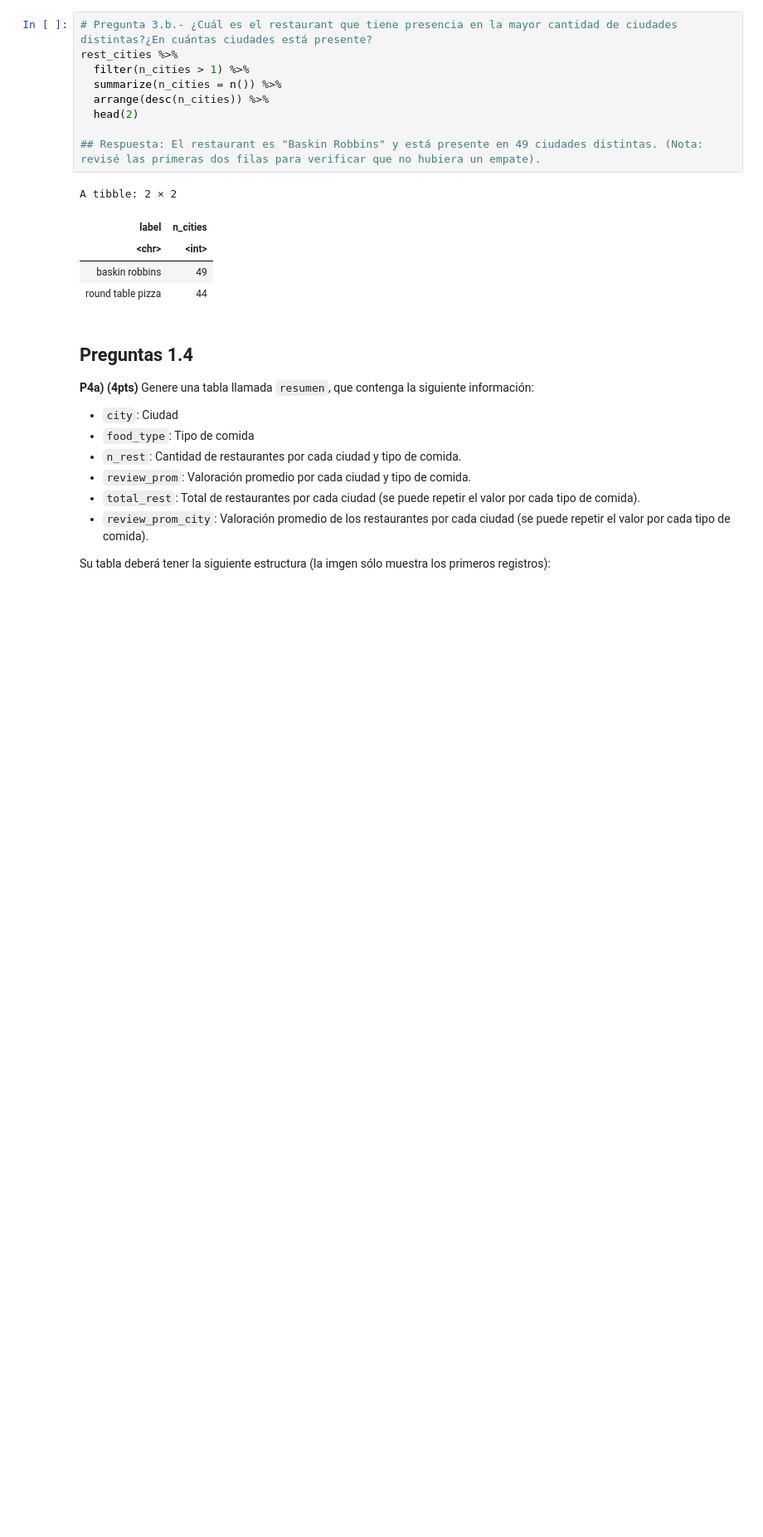
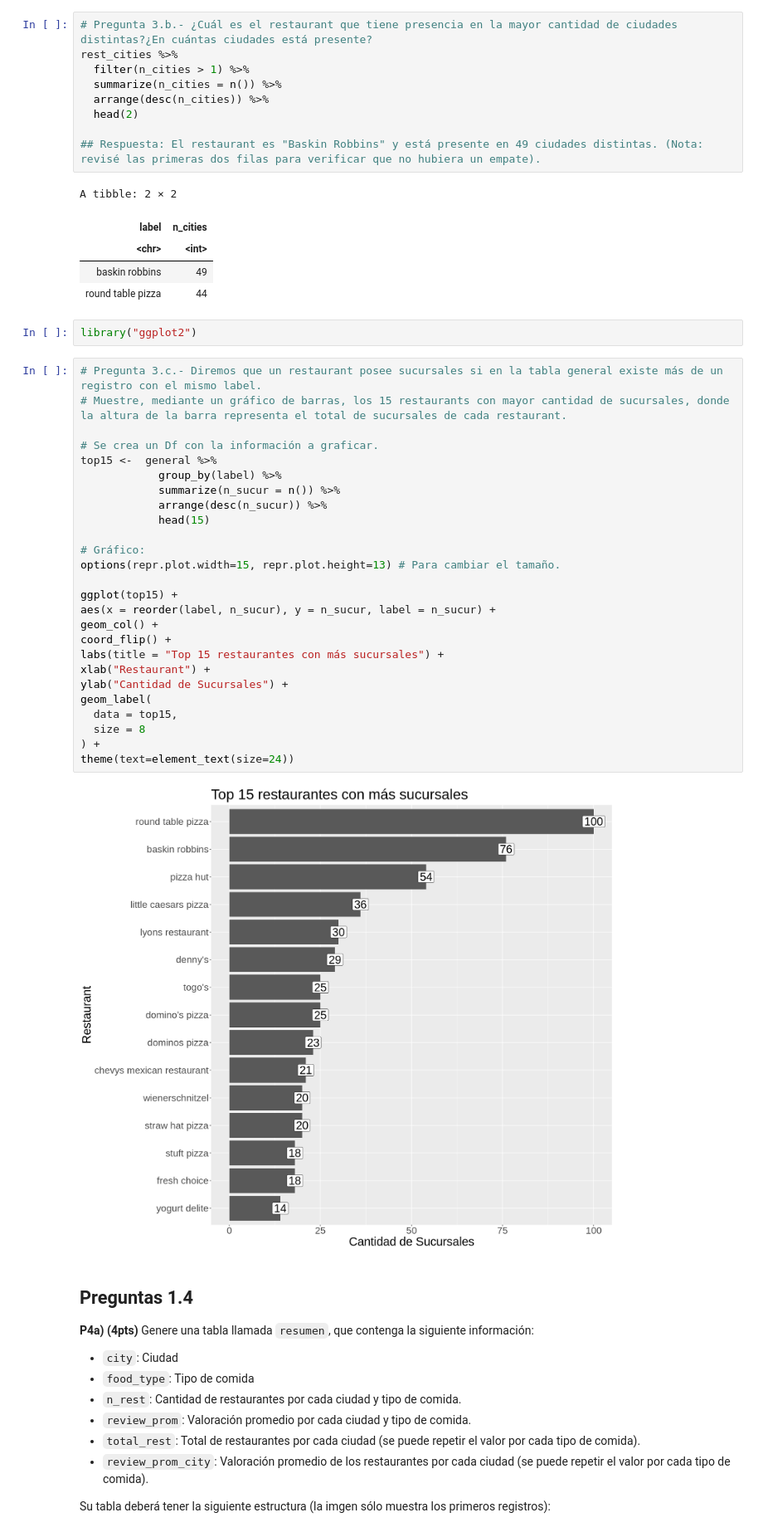
Before and after one commit to HaroldConley/diplomado_BD, a Jupyter notebook: Evaluaciones/C2/Control2.ipynb, the cells around one changed output. Shown at 83% size. Drawn from its saved outputs; the diff is of its cells as text; blank space fills up the shorter version.

```diff
--- a/Evaluaciones/C2/Control2.ipynb
+++ b/Evaluaciones/C2/Control2.ipynb
@@ -365,6 +365,36 @@ A tibble: 2 × 2
 | <chr> | <int> |
 | baskin robbins | 49 |
 | round table pizza | 44 |
+# %%
+library("ggplot2")
+# %%
+# Pregunta 3.c.- Diremos que un restaurant posee sucursales si en la tabla general existe más de un registro con el mismo label.
+# Muestre, mediante un gráfico de barras, los 15 restaurants con mayor cantidad de sucursales, donde la altura de la barra representa el total de sucursales de cada restaurant.
+
+# Se crea un Df con la información a graficar.
+top15 <-  general %>%
+            group_by(label) %>%
+            summarize(n_sucur = n()) %>%
+            arrange(desc(n_sucur)) %>%
+            head(15)
+
+# Gráfico:
+options(repr.plot.width=15, repr.plot.height=13) # Para cambiar el tamaño.
+
+ggplot(top15) +
+aes(x = reorder(label, n_sucur), y = n_sucur, label = n_sucur) +
+geom_col() +
+coord_flip() +
+labs(title = "Top 15 restaurantes con más sucursales") +
+xlab("Restaurant") +
+ylab("Cantidad de Sucursales") +
+geom_label(
+  data = top15,
+  size = 8
+) +
+theme(text=element_text(size=24))
+# %% [output]
+[figure, added]
 # %% [markdown]
 ## Preguntas 1.4
 
```
